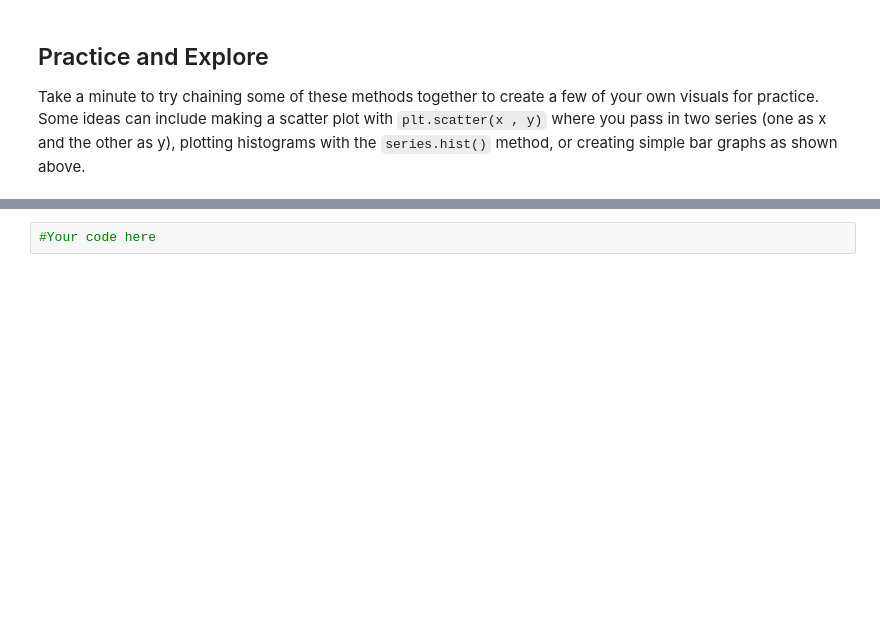
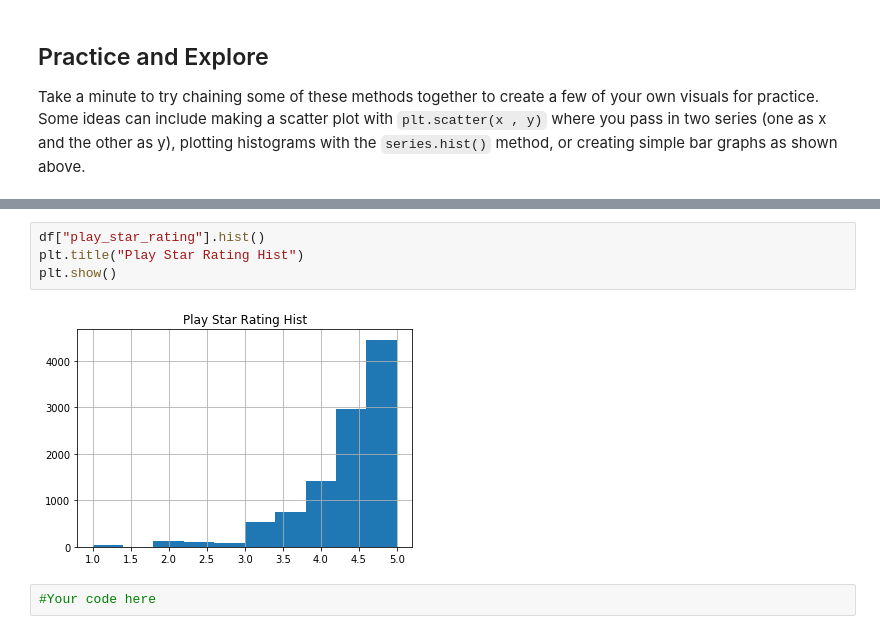
Before and after one commit to erdosn/dsc-first-codealong-data-science, a Jupyter notebook: index.ipynb, the cells around one changed output, grey strips where cells are left out. Cells and saved outputs as stored; diff of their text form; blank space fills up the shorter version.

```diff
--- a/index.ipynb
+++ b/index.ipynb
@@ -267,3 +489,9 @@ df.play_star_rating.hist()
+# %%
+df["play_star_rating"].hist()
+plt.title("Play Star Rating Hist")
+plt.show()
+# %% [output]
+[figure, added]
 # %%
 #Your code here
 # %% [markdown]
```
Also changed, not shown: parts of 32 cells of this notebook.
